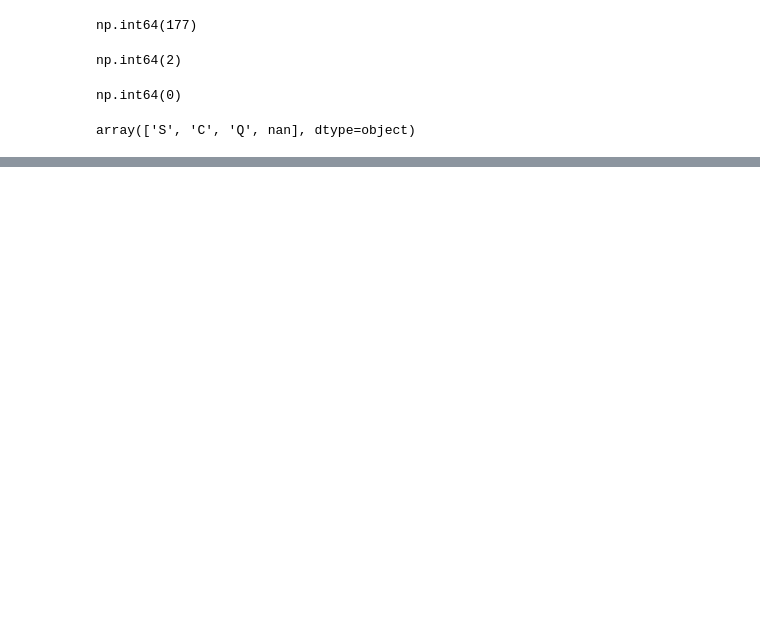
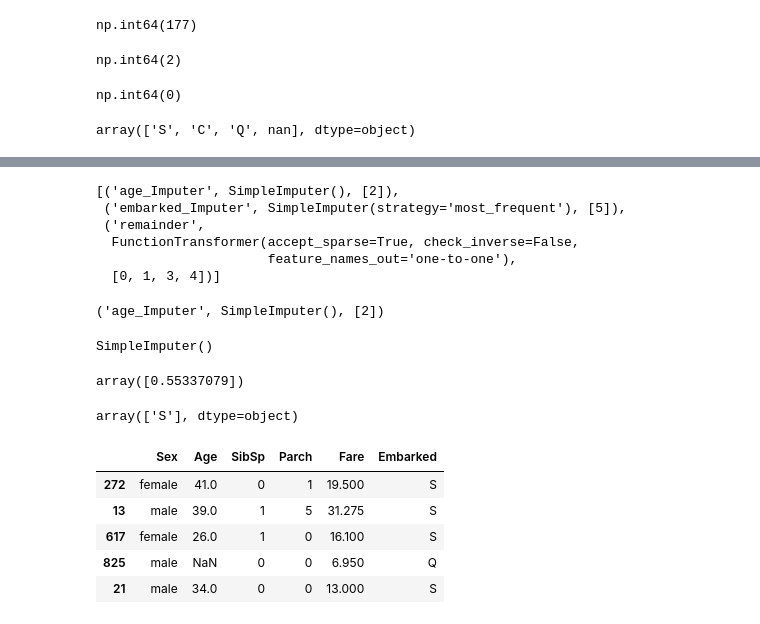
Before and after one commit to Alsanad-Opium/deep-learning-pytorch, a Jupyter notebook: MLandDL/ML/Machine Learning/Pipelines/pipelines.ipynb, the cells around one changed output, grey strips where cells are left out. Drawn from its saved outputs; the diff is of its cells as text; code cells hidden in the pictures; blank space fills up the shorter version.

```diff
--- a/MLandDL/ML/Machine Learning/Pipelines/pipelines.ipynb
+++ b/MLandDL/ML/Machine Learning/Pipelines/pipelines.ipynb
@@ -49,7 +49,7 @@ np.int64(2)
 # %%
 trf1 = ColumnTransformer(transformers=[
     ('age_Imputer',SimpleImputer(),[2]),
-    ('embarked_Imputer',SimpleImputer(strategy='most_frequent'),[6])
+    ('embarked_Imputer',SimpleImputer(strategy='most_frequent'),[5])
 ], remainder= 'passthrough'
                          )
 # %%
@@ -64,13 +73,13 @@ array(['S', 'C', 'Q', nan], dtype=object)
 # still it is acategorical value so we need to encode it using one hot encoding as there is no order
 
 trf2 = ColumnTransformer(transformers=[
-    ('sex_embarked_One-hot_encoder',OneHotEncoder(sparse_output=False),[1,6])
+    ('sex_embarked_One-hot_encoder',OneHotEncoder(sparse_output=False),[1,5])
 ])
 # %%
 from sklearn.preprocessing import MinMaxScaler
 
 trf3 = ColumnTransformer(transformers=[
-    ('scaler',MinMaxScaler(),slice(0,10))  # we have 8 columns after one hot encoding so we need to scale all the columns slice func will do that for all columns ie applying the min max sccaler
+    ('scaler',MinMaxScaler(),slice(0,8))  # we have 8 columns after one hot encoding so we need to scale all the columns slice func will do that for all columns ie applying the min max sccaler
 ])
 # %%
 # you could complete the  pipeline here or you could add a classifier or regressor to the pipeline and then complete it and you can also add a feature selection step in this pipeline
@@ -89,0 +108,2 @@ pipeline = Pipeline([
+# %%
+pipeline.fit(x_train,y_train)
@@ -89,0 +143,37 @@ pipeline = Pipeline([
+# %%
+pipeline.named_steps['trf1'].transformers_ # this will give you the list of transformers that we have in the trf1
+# %% [output]
+[('age_Imputer', SimpleImputer(), [2]),
+ ('embarked_Imputer', SimpleImputer(strategy='most_frequent'), [5]),
+ ('remainder',
+  FunctionTransformer(accept_sparse=True, check_inverse=False,
+                      feature_names_out='one-to-one'),
+  [0, 1, 3, 4])]
+# %%
+pipeline.named_steps['trf1'].transformers_[0]
+# %% [output]
+('age_Imputer', SimpleImputer(), [2])
+# %%
+pipeline.named_steps['trf1'].transformers_[0][1]
+# this will give you the mean value of the age column that we have in the trf1 transformer 0 as we have two transformers in the trf1 transformer and the first one is for age column and the second one is for embarked column so we are accessing the first transformer using the index 0 and then we are accessing the stats_ attribute to get the mean value of the age column that we have in the trf1 transformer 0
+# %% [output]
+SimpleImputer()
+# %%
+pipeline.named_steps['trf1'].transformers_[0][1].statistics_
+# %% [output]
+array([0.55337079])
+# %%
+# same will be done for the embarked in one step
+
+pipeline.named_steps['trf1'].transformers_[1][1].statistics_
+# %% [output]
+array(['S'], dtype=object)
+# %%
+x_train.sample(5)
+# %% [output]
+|  | Sex | Age | SibSp | Parch | Fare | Embarked |
+| 272 | female | 41.0 | 0 | 1 | 19.500 | S |
+| 13 | male | 39.0 | 1 | 5 | 31.275 | S |
+| 617 | female | 26.0 | 1 | 0 | 16.100 | S |
+| 825 | male | NaN | 0 | 0 | 6.950 | Q |
+| 21 | male | 34.0 | 0 | 0 | 13.000 | S |
```
Also changed, not shown: parts of 11 cells of this notebook.
